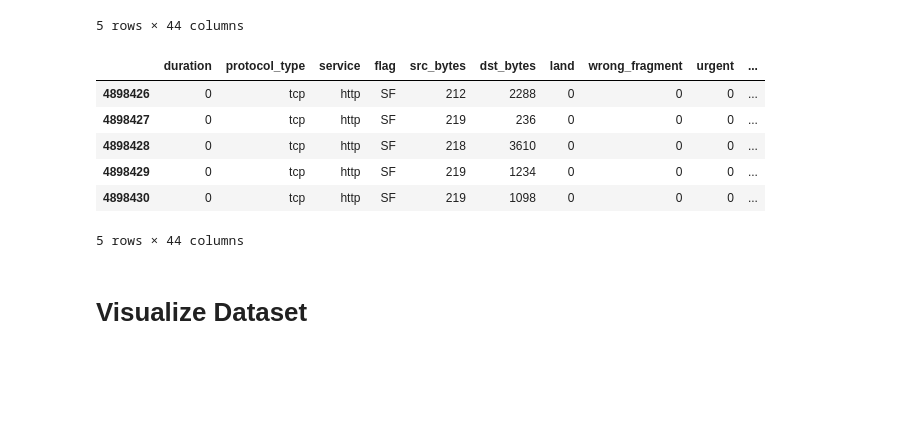
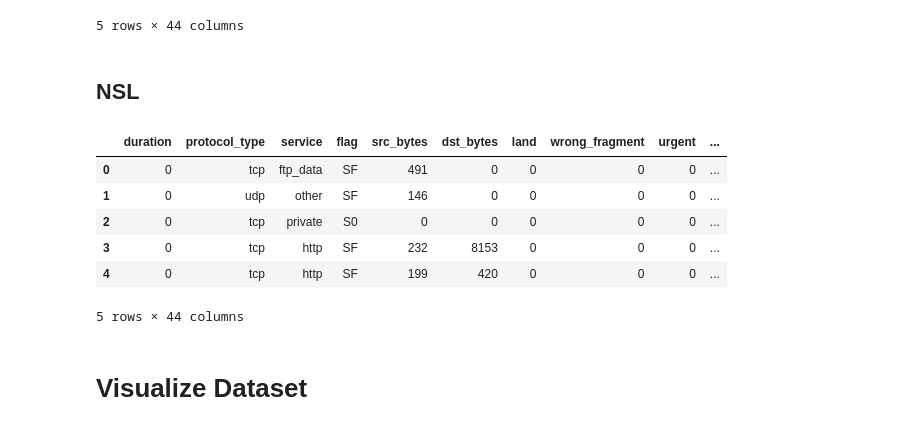
Before and after one commit to RezaAbbaszadeh/IntrusionDetection-KDD, a Jupyter notebook: ids.ipynb, the cells around one changed output. Drawn from its saved outputs; the diff is of its cells as text; code cells hidden in the pictures; blank space fills up the shorter version.

```diff
--- a/ids.ipynb
+++ b/ids.ipynb
@@ -81,16 +82,41 @@ df.head()
 | 3 | 0 | tcp | http | SF | 233 | 2032 | 0 | 0 | 0 | ... |
 | 4 | 0 | tcp | http | SF | 239 | 486 | 0 | 0 | 0 | ... |
 5 rows × 44 columns
-# %%
-df.tail()
-# %% [output]
-|  | duration | protocol_type | service | flag | src_bytes | dst_bytes | land | wrong_fragment | urgent | ... |
-| 4898426 | 0 | tcp | http | SF | 212 | 2288 | 0 | 0 | 0 | ... |
-| 4898427 | 0 | tcp | http | SF | 219 | 236 | 0 | 0 | 0 | ... |
-| 4898428 | 0 | tcp | http | SF | 218 | 3610 | 0 | 0 | 0 | ... |
-| 4898429 | 0 | tcp | http | SF | 219 | 1234 | 0 | 0 | 0 | ... |
-| 4898430 | 0 | tcp | http | SF | 219 | 1098 | 0 | 0 | 0 | ... |
-5 rows × 44 columns
+# %% [markdown]
+## NSL
+# %%
+feature_list = ['duration', 'protocol_type' , 'service'  , 'flag' , \
+                'src_bytes', 'dst_bytes', 'land', 'wrong_fragment', \
+                'urgent', 'hot', 'num_failed_logins', 'logged_in', \
+                'num_compromised', 'root_shell', 'su_attempted', \
+                'num_root', 'num_file_creations', 'num_shells', \
+                'num_access_files', 'num_outbound_cmds', 'is_host_login', \
+                'is_guest_login', 'count', 'srv_count', 'serror_rate', \
+                'srv_serror_rate', 'rerror_rate', 'srv_rerror_rate', \
+                'same_srv_rate', 'diff_srv_rate', 'srv_diff_host_rate', \
+                'dst_host_count', 'dst_host_srv_count', 'dst_host_same_srv_rate', \
+                'dst_host_diff_srv_rate', 'dst_host_same_src_port_rate', \
+                'dst_host_srv_diff_host_rate', 'dst_host_serror_rate', \
+                'dst_host_srv_serror_rate', 'dst_host_rerror_rate', \
+                'dst_host_srv_rerror_rate', 'class', 'difficulty']
+
+
+df = pd.read_csv(dataset('KDDTrain+.txt', 'nsl'), names=feature_list, index_col=False)
+
+
+df.rename(columns={'class': 'target'}, inplace=True)  # by name
+df['benign'] = df.target.apply(lambda r: 1 if (r=='normal') else 0)
+df['Attack Type'] = df.target.apply(lambda r:attack_types[r])
+df = df.drop(columns=['difficulty'])
+df.head()
+# %% [output]
+|  | duration | protocol_type | service | flag | src_bytes | dst_bytes | land | wrong_fragment | urgent | ... |
+| 0 | 0 | tcp | ftp_data | SF | 491 | 0 | 0 | 0 | 0 | ... |
+| 1 | 0 | udp | other | SF | 146 | 0 | 0 | 0 | 0 | ... |
+| 2 | 0 | tcp | private | S0 | 0 | 0 | 0 | 0 | 0 | ... |
+| 3 | 0 | tcp | http | SF | 232 | 8153 | 0 | 0 | 0 | ... |
+| 4 | 0 | tcp | http | SF | 199 | 420 | 0 | 0 | 0 | ... |
+5 rows × 44 columns
 # %% [markdown]
 # Visualize Dataset
 # %%
```
Also changed, not shown: parts of 41 cells of this notebook, 12 other files.
